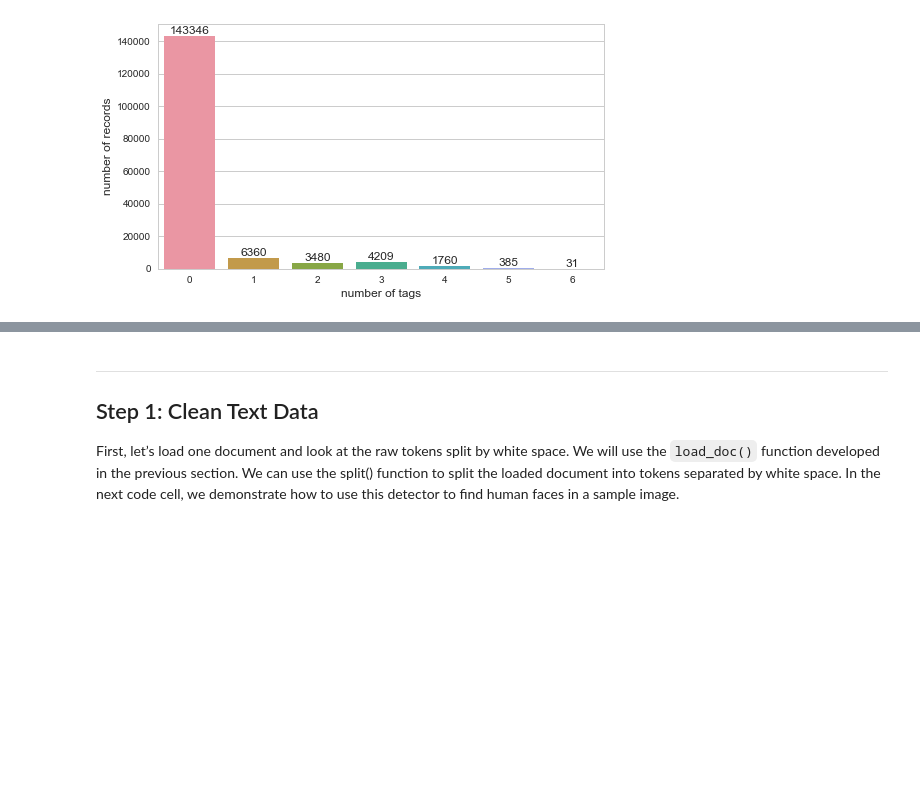
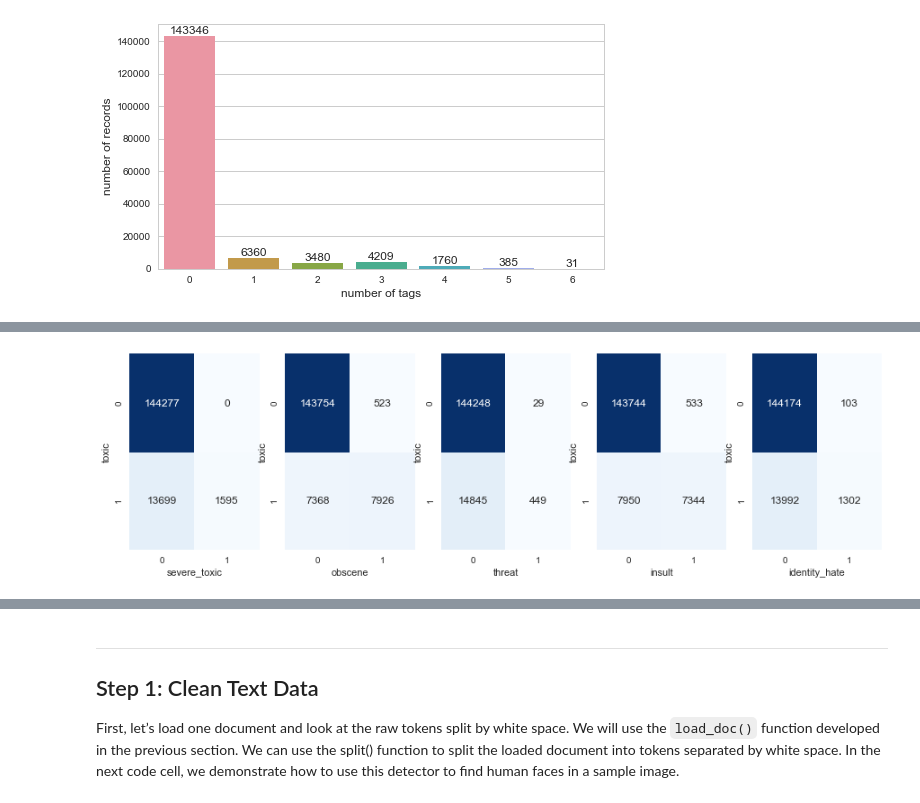
Before and after one commit to ziyaotang/toxic_comment_classification, a Jupyter notebook: toxic_comment_classification.ipynb, the cells around one changed output, grey strips where cells are left out. Saved outputs shown, nothing was run; the diff lists cells and outputs as text; code cells hidden in the pictures; blank space fills up the shorter version.

```diff
--- a/toxic_comment_classification.ipynb
+++ b/toxic_comment_classification.ipynb
@@ -148,0 +155,14 @@ fig.savefig('correlation.eps')
+# %%
+# crosstab
+subtypes = ['severe_toxic', 'obscene', 'threat', 'insult', 'identity_hate']
+i = 1
+plt.figure(figsize = (15,4))
+for subtype in subtypes:
+    plt.subplot(1,5,i)
+    cross = sns.heatmap(pd.crosstab(train['toxic'],train[subtype]),annot = True, fmt = '', cbar = False, cmap = "Blues")
+    i += 1
+plt.show()
+fig_cross = cross.get_figure()
+fig_cross.savefig('figure/crosstab.eps')
+# %% [output]
+[figure, added]
```
Also changed, not shown: parts of 14 cells of this notebook, 1 other file.
